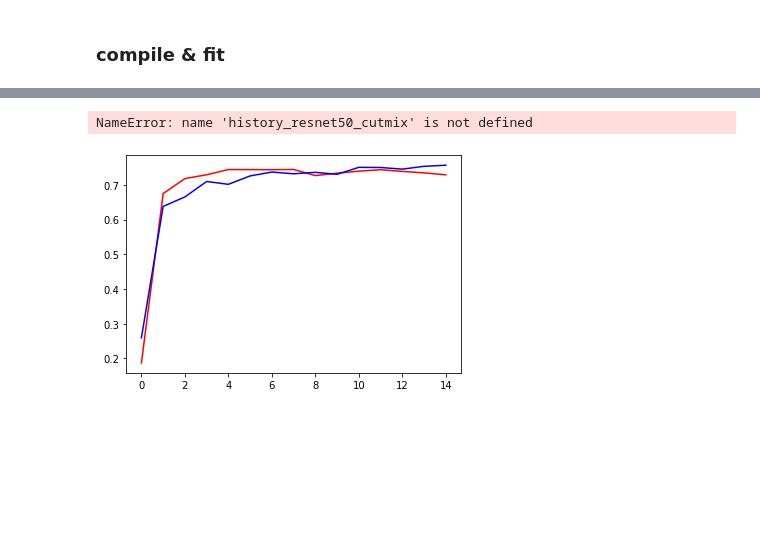
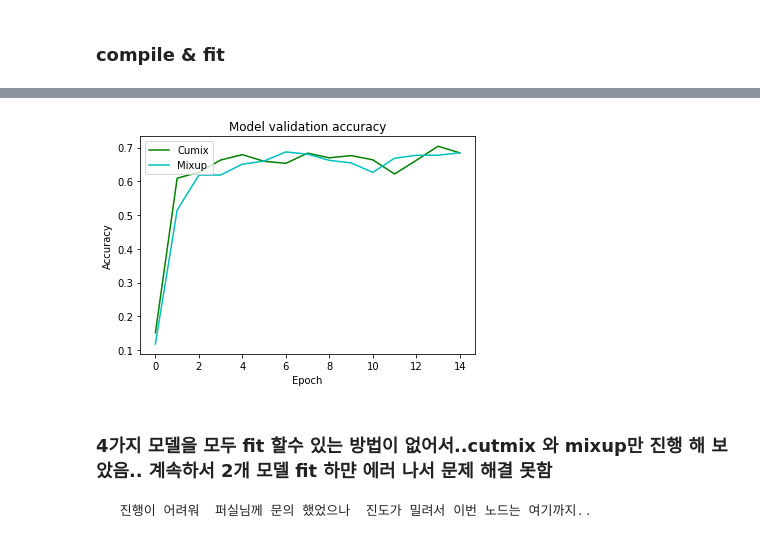
Before and after one commit to comcomet/first-repository, a Jupyter notebook: GP4/GP4.ipynb, the cells around one changed output, grey strips where cells are left out. Drawn from its saved outputs; the diff is of its cells as text; code cells hidden in the pictures; blank space fills up the shorter version.

```diff
--- a/GP4/GP4.ipynb
+++ b/GP4/GP4.ipynb
@@ -39,9 +40,9 @@ def augment(image,label):
 ### CutMix
 # %%
 def get_clip_box(image_a, image_b, img_size=224):
-    # get center of box
-    x = tf.cast( tf.random.uniform([],0, img_size),tf.int32)
-    y = tf.cast( tf.random.uniform([],0, img_size),tf.int32)
+   # get center of box --> 이동
+    x = tf.cast( tf.random.uniform([],30, img_size-30),tf.int32)
+    y = tf.cast( tf.random.uniform([],30, img_size-30),tf.int32)
 
     # get width of box
     _prob = tf.random.uniform([],0,1)
@@ -376,15 +392,15 @@ InvalidArgumentError: 2 root error(s) found.
 # %%
-plt.plot(history_resnet50_no_aug.history['val_accuracy'], 'r')
-plt.plot(history_resnet50_aug.history['val_accuracy'], 'b')
+#plt.plot(history_resnet50_no_aug.history['val_accuracy'], 'r')
+#plt.plot(history_resnet50_aug.history['val_accuracy'], 'b')
 plt.plot(history_resnet50_cutmix.history['val_accuracy'], 'g')
 plt.plot(history_resnet50_mixup.history['val_accuracy'], 'c')
 
 
 plt.title('Model validation accuracy')
 plt.ylabel('Accuracy')
 plt.xlabel('Epoch')
-plt.legend(['No Augmentation', 'With Augmentation','Cumix','Mixup'], loc='upper left')
+#plt.legend(['No Augmentation', 'With Augmentation','Cumix','Mixup'], loc='upper left')
+plt.legend(['Cumix','Mixup'], loc='upper left')
 plt.show()
 # %% [output]
-NameError: name 'history_resnet50_cutmix' is not defined
-[figure, old version]
+[figure, new version]
@@ -406,0 +407,3 @@ plt.show()
+# %% [markdown]
+### 4가지 모델을 모두 fit 할수 있는 방법이 없어서..cutmix 와 mixup만 진행 해 보았음.. 계속하서 2개 모델 fit 하먄 에러 나서 문제 해결 못함
+     진행이 어려워  퍼실님께 문의 했었으나  진도가 밀려서 이번 노드는 여기까지..
```
Also changed, not shown: parts of 10 cells of this notebook, 2 other files.
